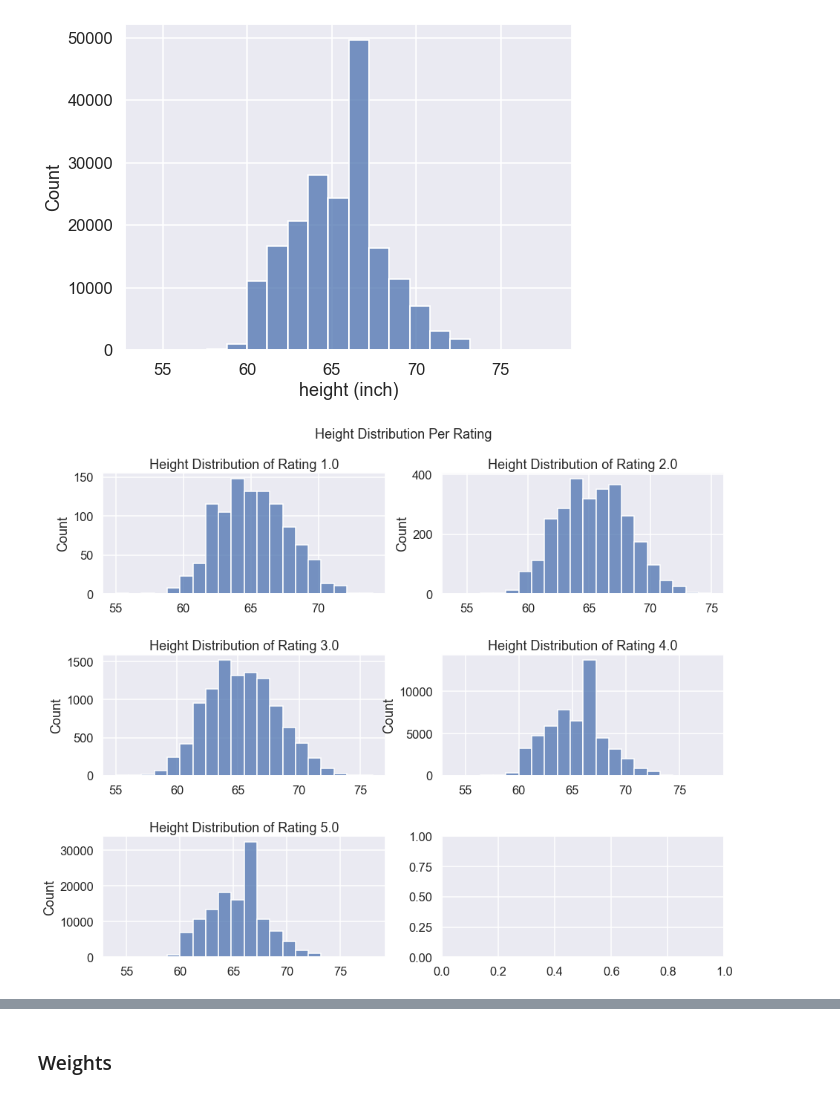
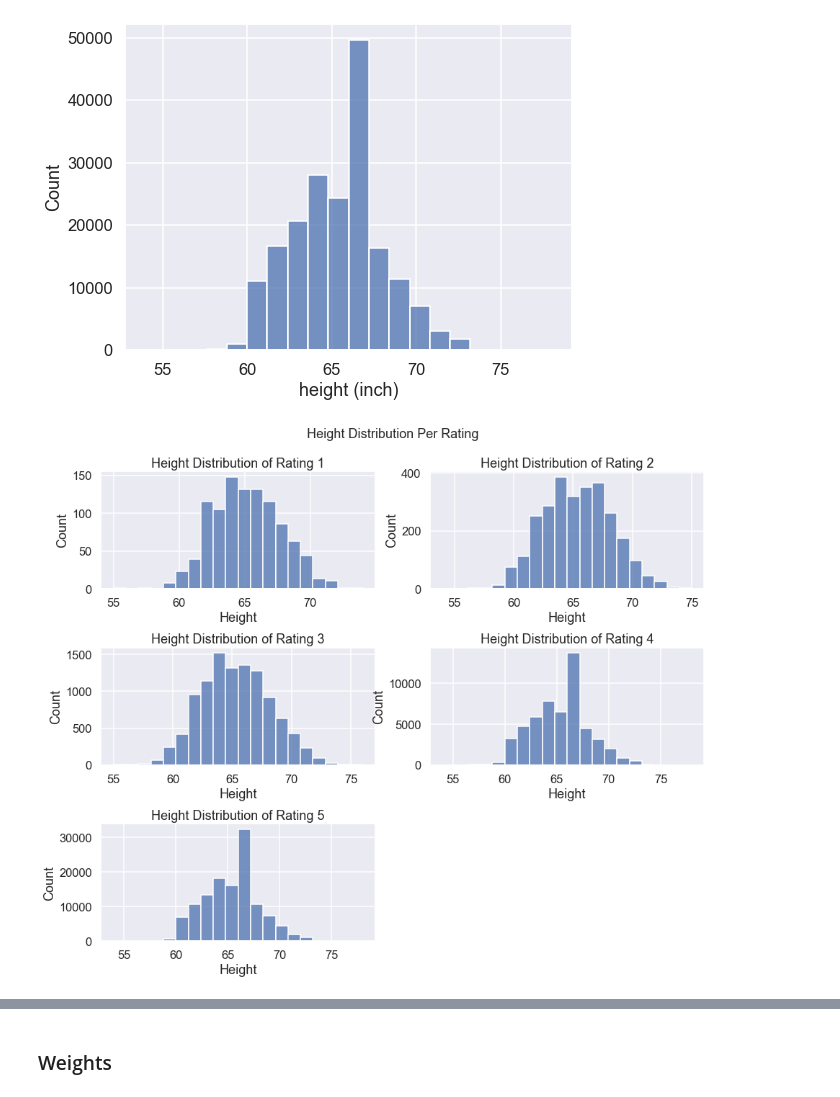
Before and after one commit to zic017/CSE158_Assignment2_Rating_Prediction_of_Clothes, a Jupyter notebook: EDA.ipynb, the cells around one changed output, grey strips where cells are left out. Saved outputs shown, nothing was run; the diff lists cells and outputs as text; code cells hidden in the pictures.

```diff
--- a/EDA.ipynb
+++ b/EDA.ipynb
@@ -155,18 +198,18 @@ plt.show()
 # %% [output]
 [figure]
 # %%
-# define subplot grid
 fig, axs = plt.subplots(nrows=3, ncols=2, figsize=(15, 12))
+axs = axs.flat
+axs[-1].remove()
+axs = axs[:-1]
 plt.subplots_adjust(hspace=0.5)
 fig.suptitle("Height Distribution Per Rating", fontsize=18, y=0.95)
 
-# loop through tickers and axes
-for gb, ax in zip(df.groupby('rating'), axs.ravel()):
+for ax, gb in zip(axs, df.groupby('rating')):
     rate, dfs = gb
     sns.histplot(data = dfs,x = 'height', bins=20, ax = ax)
-    ax.set_title(f'Height Distribution of Rating {str(rate)}')
-    ax.set_xlabel("")
-
+    ax.set_title(f'Height Distribution of Rating {int(rate)}')
+    ax.set_xlabel("Height")
 plt.show()
 # %% [output]
-[figure, old version]
+[figure, new version]
```
Also changed, not shown: parts of 12 cells of this notebook.
